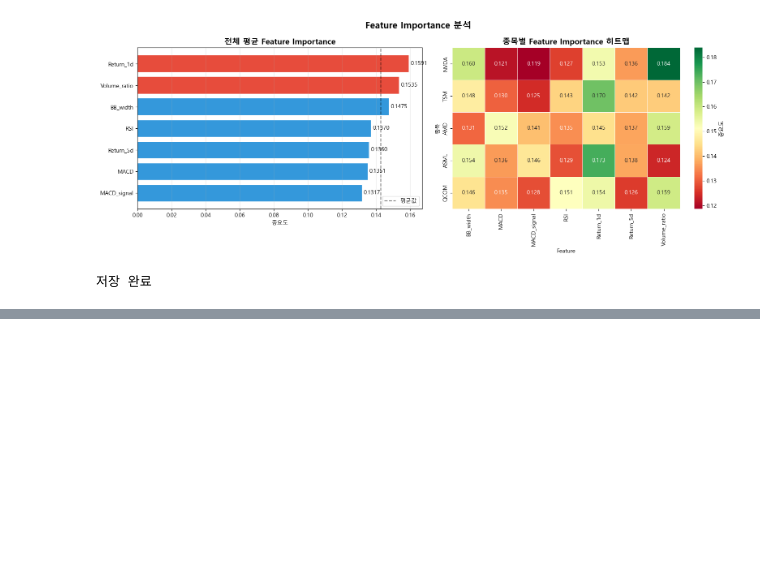
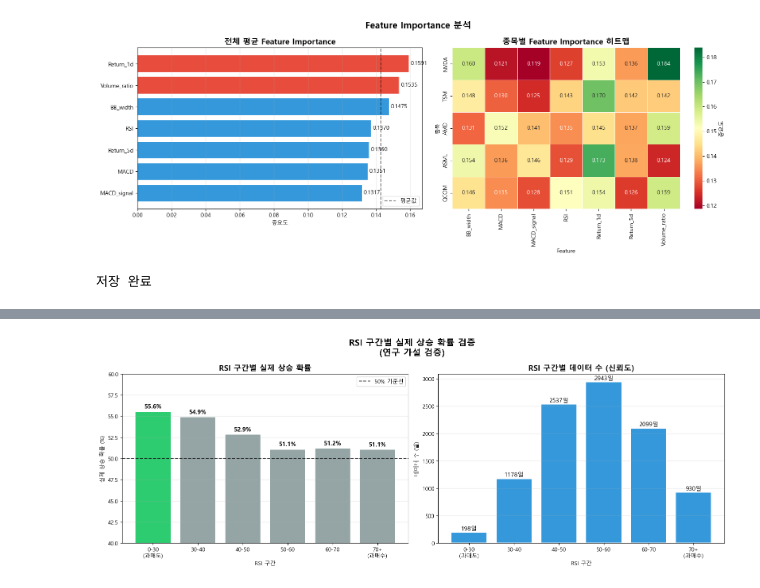
Before and after one commit to HeeJun021/ML-SCAMP, a Jupyter notebook: notebooks/01_data_eda.ipynb, the cells around one changed output, grey strips where cells are left out. Saved outputs shown, nothing was run; the diff lists cells and outputs as text; code cells hidden in the pictures; blank space fills up the shorter version.

```diff
--- a/notebooks/01_data_eda.ipynb
+++ b/notebooks/01_data_eda.ipynb
@@ -424,3 +424,88 @@ Volume_ratio    0.183819
    Return_5d    0.126454
 [figure]
 저장 완료
+# %%
+import matplotlib.pyplot as plt
+import pandas as pd
+import numpy as np
+
+# ── RSI 구간별 실제 상승 확률 계산 ──────────────────────────
+# RSI 구간 정의
+bins   = [0, 30, 40, 50, 60, 70, 100]
+labels = ["0-30\n(과매도)", "30-40", "40-50",
+          "50-60", "60-70", "70+\n(과매수)"]
+
+combined["RSI_zone"] = pd.cut(combined["RSI"],
+                               bins=bins,
+                               labels=labels)
+
+# 구간별 실제 상승 확률 계산
+rsi_analysis = combined.groupby("RSI_zone", observed=True).agg(
+    실제_상승확률 = ("Target", "mean"),
+    데이터_수     = ("Target", "count")
+).reset_index()
+
+rsi_analysis["실제_상승확률"] = rsi_analysis["실제_상승확률"] * 100
+
+print("RSI 구간별 실제 상승 확률:")
+print(rsi_analysis.to_string(index=False))
+
+# ── 시각화 ───────────────────────────────────────────────────
+fig, axes = plt.subplots(1, 2, figsize=(16, 6))
+
+# 왼쪽: RSI 구간별 상승 확률 막대 그래프
+bar_colors = []
+for prob in rsi_analysis["실제_상승확률"]:
+    if prob >= 55:
+        bar_colors.append("#2ecc71")   # 초록 (상승 우세)
+    elif prob <= 45:
+        bar_colors.append("#e74c3c")   # 빨강 (하락 우세)
+    else:
+        bar_colors.append("#95a5a6")   # 회색 (중립)
+
+bars = axes[0].bar(rsi_analysis["RSI_zone"],
+                   rsi_analysis["실제_상승확률"],
+                   color=bar_colors, edgecolor="white", linewidth=1.5)
+
+axes[0].axhline(y=50, color="black", linestyle="--",
+                alpha=0.7, label="50% 기준선")
+axes[0].set_title("RSI 구간별 실제 상승 확률",
+                  fontsize=14, fontweight="bold")
+axes[0].set_xlabel("RSI 구간")
+axes[0].set_ylabel("실제 상승 확률 (%)")
+axes[0].set_ylim(40, 60)
+axes[0].legend()
+axes[0].grid(True, alpha=0.3, axis="y")
+
+# 수치 표시
+for bar, val in zip(bars, rsi_analysis["실제_상승확률"]):
+    axes[0].text(bar.get_x() + bar.get_width()/2,
+                 bar.get_height() + 0.2,
+                 f"{val:.1f}%",
+                 ha="center", va="bottom",
+                 fontsize=11, fontweight="bold")
+
+# 오른쪽: RSI 구간별 데이터 수 (신뢰도 확인)
+axes[1].bar(rsi_analysis["RSI_zone"],
+            rsi_analysis["데이터_수"],
+            color="#3498db", edgecolor="white", linewidth=1.5)
+axes[1].set_title("RSI 구간별 데이터 수 (신뢰도)",
+                  fontsize=14, fontweight="bold")
+axes[1].set_xlabel("RSI 구간")
+axes[1].set_ylabel("데이터 수 (일)")
+axes[1].grid(True, alpha=0.3, axis="y")
+
+for bar, val in zip(axes[1].patches, rsi_analysis["데이터_수"]):
+    axes[1].text(bar.get_x() + bar.get_width()/2,
+                 bar.get_height() + 10,
+                 f"{val}일",
+                 ha="center", va="bottom", fontsize=11)
+
+plt.suptitle("RSI 구간별 실제 상승 확률 검증\n(연구 가설 검증)",
+             fontsize=16, fontweight="bold")
+plt.tight_layout()
+plt.savefig("../results/figures/rsi_analysis.png",
+            dpi=150, bbox_inches="tight")
+plt.show()
+print("저장 완료")
+# %% [output]
@@ -426,0 +520 @@ Volume_ratio    0.183819
+[figure, added]
```
Also changed, not shown: parts of 1 cell of this notebook, 5 other files.
